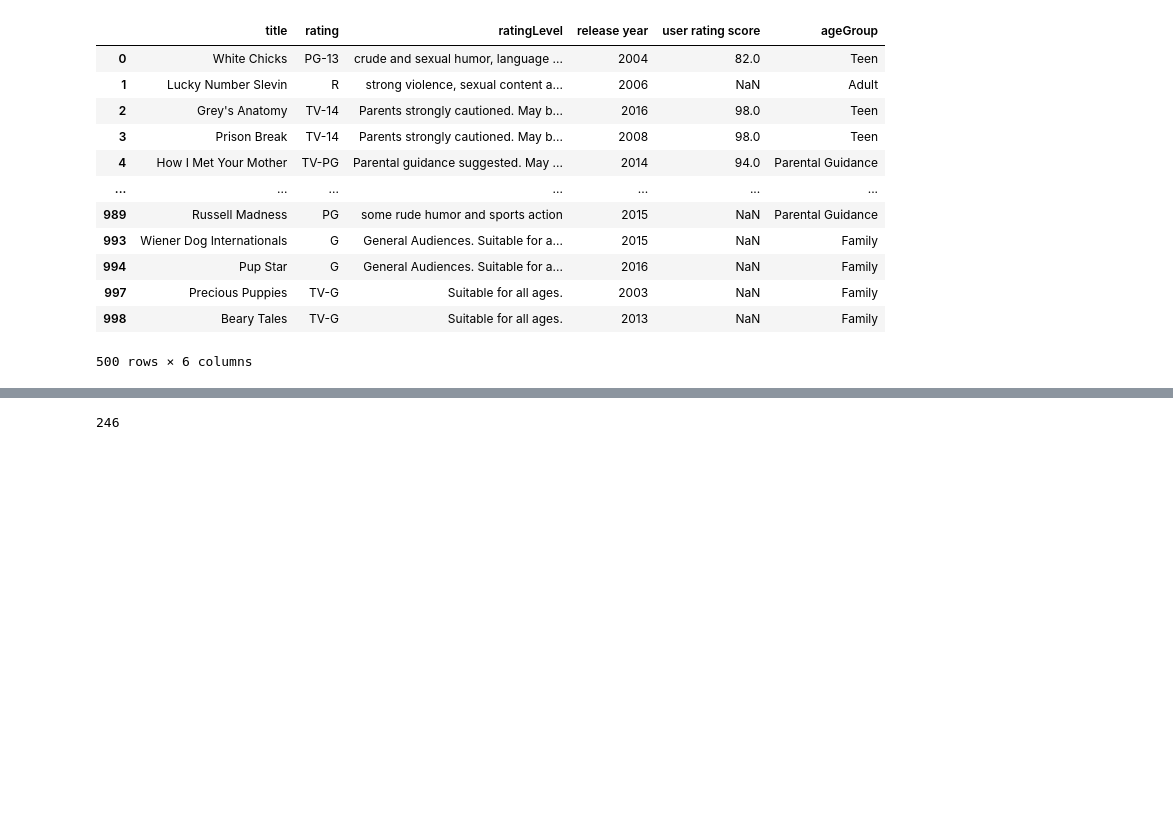
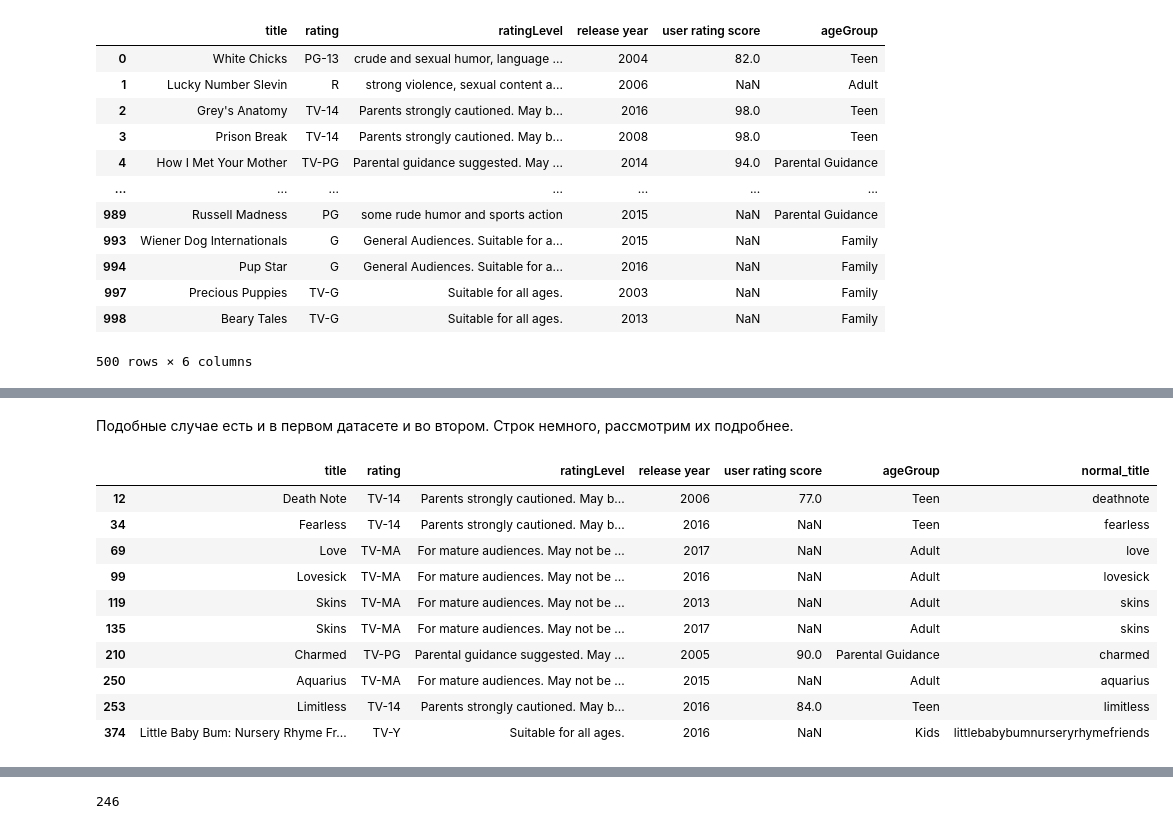
Before and after one commit to HSE-Study-Team/ML_EDA, a Jupyter notebook: notebooks/data_prepare.ipynb, the cells around one changed output, grey strips where cells are left out. Cells and saved outputs as stored; diff of their text form; code cells hidden in the pictures; blank space fills up the shorter version.

```diff
--- a/notebooks/data_prepare.ipynb
+++ b/notebooks/data_prepare.ipynb
@@ -271,0 +390,6 @@ external_data = pd.read_csv("../data/external/Netflix Dataset.csv", encoding='cp
+# %% [markdown]
+Подобные случае есть и в первом датасете и во втором. Строк немного, рассмотрим их подробнее.
+# %%
+title_duples_df1 = external_data_1[external_data_1['normal_title'].isin(prep['normal_title'])]["normal_title"].value_counts()
+title_duples_df1 = title_duples_df1[title_duples_df1 > 1]
+title_duples_names_df1 = list(title_duples_df1.index)
@@ -271,0 +400,14 @@ external_data = pd.read_csv("../data/external/Netflix Dataset.csv", encoding='cp
+# %%
+prep[prep['normal_title'].isin(title_duples_names_df1 + title_duples_names_df2)]
+# %% [output]
+|  | title | rating | ratingLevel | release year | user rating score | ageGroup | normal_title |
+| 12 | Death Note | TV-14 | Parents strongly cautioned. May b... | 2006 | 77.0 | Teen | deathnote |
+| 34 | Fearless | TV-14 | Parents strongly cautioned. May b... | 2016 | NaN | Teen | fearless |
+| 69 | Love | TV-MA | For mature audiences. May not be ... | 2017 | NaN | Adult | love |
+| 99 | Lovesick | TV-MA | For mature audiences. May not be ... | 2016 | NaN | Adult | lovesick |
+| 119 | Skins | TV-MA | For mature audiences. May not be ... | 2013 | NaN | Adult | skins |
+| 135 | Skins | TV-MA | For mature audiences. May not be ... | 2017 | NaN | Adult | skins |
+| 210 | Charmed | TV-PG | Parental guidance suggested. May ... | 2005 | 90.0 | Parental Guidance | charmed |
+| 250 | Aquarius | TV-MA | For mature audiences. May not be ... | 2015 | NaN | Adult | aquarius |
+| 253 | Limitless | TV-14 | Parents strongly cautioned. May b... | 2016 | 84.0 | Teen | limitless |
+| 374 | Little Baby Bum: Nursery Rhyme Fr... | TV-Y | Suitable for all ages. | 2016 | NaN | Kids | littlebabybumnurseryrhymefriends |
```
Also changed, not shown: parts of 29 cells of this notebook, 3 other files.
